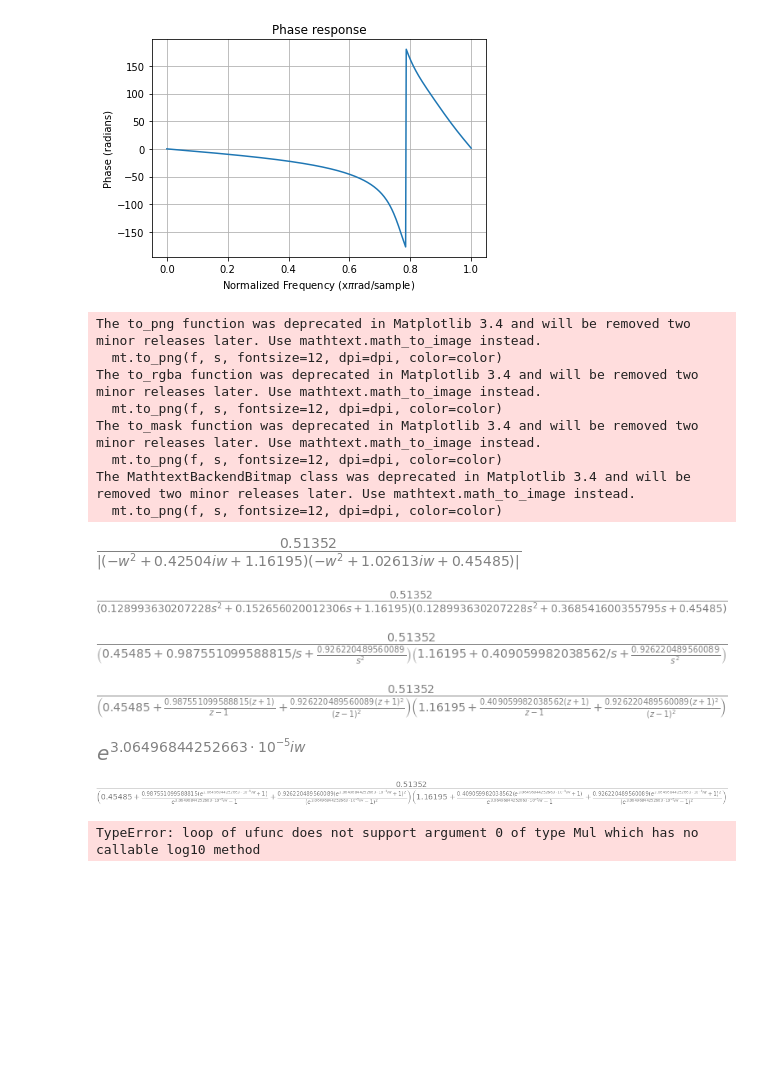
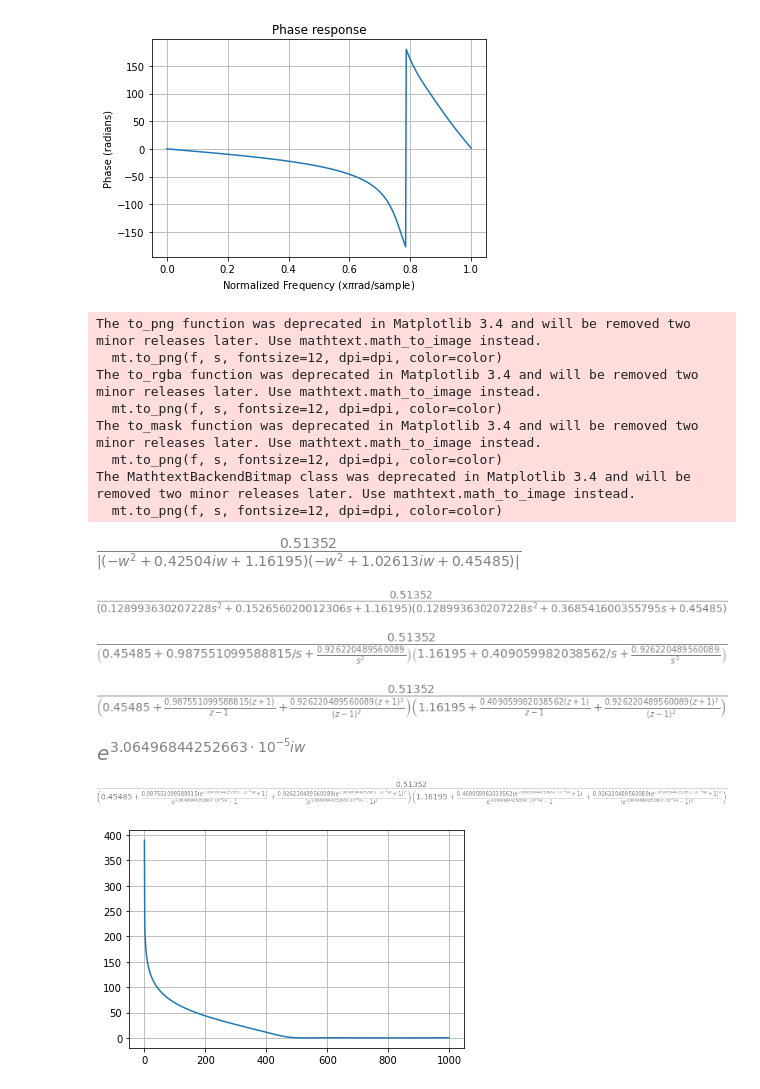
Before and after one commit to Ppieter21/EERI414-Practical, a Jupyter notebook: EERI414PracticalCodeMathOutput.ipynb, the cells around one changed output. Drawn from its saved outputs; the diff is of its cells as text; code cells hidden in the pictures; blank space fills up the shorter version.

Commit message:
Fixed error at end

```diff
--- a/EERI414PracticalCodeMathOutput.ipynb
+++ b/EERI414PracticalCodeMathOutput.ipynb
@@ -305,36 +297,36 @@ display(p)
 Func = Hdigital.subs(z,p)
 display(Func)
 
-Analog_mag = 20 * np.log10 (abs(Func))
+Analog_mag = abs(20*log(abs(Func), 10))
 #t = np.arange(100000)
 #plt.plot(t,Analog_mag)
 
 # display("Magnitude response", Hhps_mag)
 
 # display("Phase response", atan(im(Hhps_fre)/re(Hhps_fre)).simplify().evalf())
 
 data = []
-for k in range(1, 100000):
+for k in range(1, 100000, 100):
     data.append(Analog_mag.subs(w, k))
 
 
 fig, ax = plt.subplots()
 ax.plot(data)
 ax.grid()
 plt.show()
 # %% [output]
 The to_png function was deprecated in Matplotlib 3.4 and will be removed two minor releases later. Use mathtext.math_to_image instead.
   mt.to_png(f, s, fontsize=12, dpi=dpi, color=color)
 The to_rgba function was deprecated in Matplotlib 3.4 and will be removed two minor releases later. Use mathtext.math_to_image instead.
   mt.to_png(f, s, fontsize=12, dpi=dpi, color=color)
 The to_mask function was deprecated in Matplotlib 3.4 and will be removed two minor releases later. Use mathtext.math_to_image instead.
   mt.to_png(f, s, fontsize=12, dpi=dpi, color=color)
 The MathtextBackendBitmap class was deprecated in Matplotlib 3.4 and will be removed two minor releases later. Use mathtext.math_to_image instead.
   mt.to_png(f, s, fontsize=12, dpi=dpi, color=color)
 [figure]
 [figure]
 [figure]
 [figure]
 [figure]
 [figure]
-TypeError: loop of ufunc does not support argument 0 of type Mul which has no callable log10 method
+[figure, added]
```
Also changed, not shown: parts of 2 cells of this notebook.
